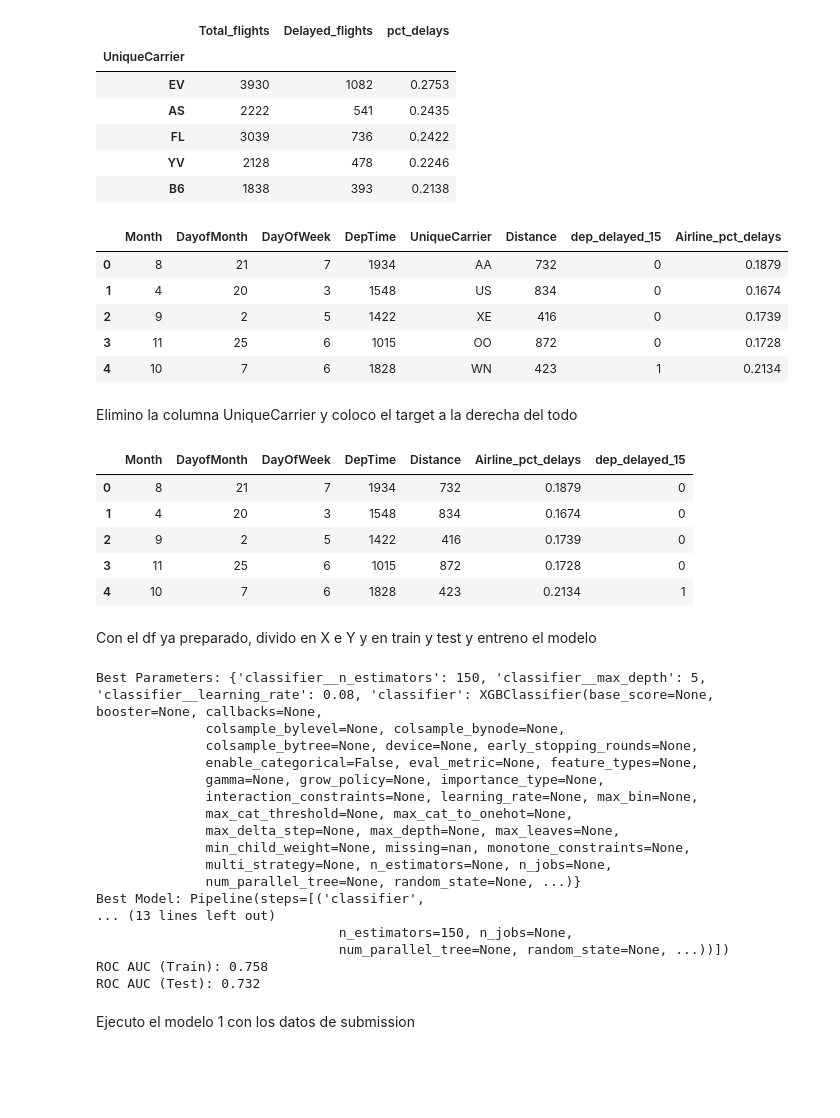
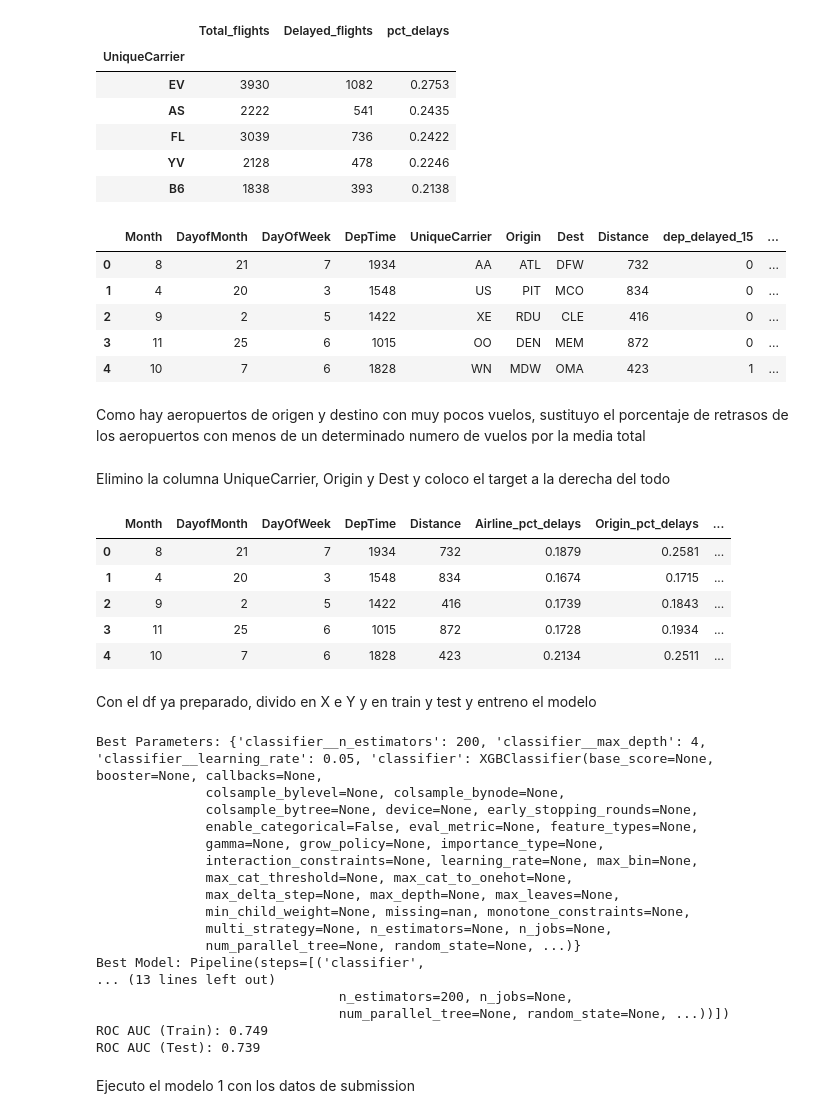
Before and after one commit to Estebancid/kaggle_flight_delays_prediction, a Jupyter notebook: predictor_delays.ipynb, the cells around one changed output. Saved outputs shown, nothing was run; the diff lists cells and outputs as text; code cells hidden in the pictures; blank space fills up the shorter version.

```diff
--- a/predictor_delays.ipynb
+++ b/predictor_delays.ipynb
@@ -321,3 +316,0 @@ Para este primer modelo no se va a utilizar el aeropuerto origen y destino
-# %%
-df.drop(columns = ['Origin', 'Dest'], inplace = True)
-df.head()
@@ -330,0 +317,10 @@ df.head()
+# %%
+# Repito el proceso para analizar las diferencias en el porcentaje de vuelos retrasados según el aeropuerto de origen
+vuelos_totales = df.groupby('Dest')['dep_delayed_15min'].count()
+vuelos_retraso = df[df['dep_delayed_15min'] == 'Y'].groupby('Dest')['dep_delayed_15min'].count()
+
+Dest_pct_delay = pd.merge(left = vuelos_totales, right = vuelos_retraso, on = 'Dest', how = 'inner')
+Dest_pct_delay.rename(columns = {'dep_delayed_15min_x': 'Total_flights', 'dep_delayed_15min_y': 'Delayed_flights' }, inplace = True)
+Dest_pct_delay['pct_delays'] = round(Dest_pct_delay['Delayed_flights'] / Dest_pct_delay['Total_flights'],4)
+Dest_pct_delay.sort_values(by = 'pct_delays', ascending = False, inplace = True)
+Dest_pct_delay
@@ -355,11 +370,15 @@ airlines_pct_delay.head()
 | B6 | 1838 | 393 | 0.2138 |
 # %%
 df['Airline_pct_delays'] = df['UniqueCarrier'].map(airlines_pct_delay['pct_delays'])
+df['Origin_pct_delays'] = df['Origin'].map(origin_pct_delay['pct_delays'])
+df['Dest_pct_delays'] = df['Dest'].map(Dest_pct_delay['pct_delays'])
 df.head()
 # %% [output]
-|  | Month | DayofMonth | DayOfWeek | DepTime | UniqueCarrier | Distance | dep_delayed_15 | Airline_pct_delays |
-| 0 | 8 | 21 | 7 | 1934 | AA | 732 | 0 | 0.1879 |
-| 1 | 4 | 20 | 3 | 1548 | US | 834 | 0 | 0.1674 |
-| 2 | 9 | 2 | 5 | 1422 | XE | 416 | 0 | 0.1739 |
-| 3 | 11 | 25 | 6 | 1015 | OO | 872 | 0 | 0.1728 |
-| 4 | 10 | 7 | 6 | 1828 | WN | 423 | 1 | 0.2134 |
+|  | Month | DayofMonth | DayOfWeek | DepTime | UniqueCarrier | Origin | Dest | Distance | dep_delayed_15 | ... |
+| 0 | 8 | 21 | 7 | 1934 | AA | ATL | DFW | 732 | 0 | ... |
+| 1 | 4 | 20 | 3 | 1548 | US | PIT | MCO | 834 | 0 | ... |
+| 2 | 9 | 2 | 5 | 1422 | XE | RDU | CLE | 416 | 0 | ... |
+| 3 | 11 | 25 | 6 | 1015 | OO | DEN | MEM | 872 | 0 | ... |
+| 4 | 10 | 7 | 6 | 1828 | WN | MDW | OMA | 423 | 1 | ... |
+# %% [markdown]
+Como hay aeropuertos de origen y destino con muy pocos vuelos, sustituyo el porcentaje de retrasos de los aeropuertos con menos de un determinado numero de vuelos por la media total
@@ -366,16 +396,16 @@ df.head()
 # %% [markdown]
-Elimino la columna UniqueCarrier y coloco el target a la derecha del todo
+Elimino la columna UniqueCarrier, Origin y Dest y coloco el target a la derecha del todo
 # %%
-df.drop(columns = 'UniqueCarrier', inplace = True)
+df.drop(columns = ['UniqueCarrier', 'Origin', 'Dest'], inplace = True)
 df = df[[col for col in df.columns if col != 'dep_delayed_15'] + ['dep_delayed_15']]
 df.head()
 # %% [output]
-|  | Month | DayofMonth | DayOfWeek | DepTime | Distance | Airline_pct_delays | dep_delayed_15 |
-| 0 | 8 | 21 | 7 | 1934 | 732 | 0.1879 | 0 |
-| 1 | 4 | 20 | 3 | 1548 | 834 | 0.1674 | 0 |
-| 2 | 9 | 2 | 5 | 1422 | 416 | 0.1739 | 0 |
-| 3 | 11 | 25 | 6 | 1015 | 872 | 0.1728 | 0 |
-| 4 | 10 | 7 | 6 | 1828 | 423 | 0.2134 | 1 |
+|  | Month | DayofMonth | DayOfWeek | DepTime | Distance | Airline_pct_delays | Origin_pct_delays | ... |
+| 0 | 8 | 21 | 7 | 1934 | 732 | 0.1879 | 0.2581 | ... |
+| 1 | 4 | 20 | 3 | 1548 | 834 | 0.1674 | 0.1715 | ... |
+| 2 | 9 | 2 | 5 | 1422 | 416 | 0.1739 | 0.1843 | ... |
+| 3 | 11 | 25 | 6 | 1015 | 872 | 0.1728 | 0.1934 | ... |
+| 4 | 10 | 7 | 6 | 1828 | 423 | 0.2134 | 0.2511 | ... |
 # %% [markdown]
 Con el df ya preparado, divido en X e Y y en train y test y entreno el modelo
 # %%
@@ -393,9 +423,9 @@ pipe = Pipeline(steps=[
 # Definir el espacio de búsqueda para XGBClassifier
 xgboost_param = {
     'classifier': [xgboost.XGBClassifier()],
-    'classifier__n_estimators': [100, 125, 150],  # Número de árboles
-    'classifier__learning_rate': [0.01, 0.05, 0.08],  # Tasa de aprendizaje
-    'classifier__max_depth': [4, 5, 6]  # Profundidad máxima
+    'classifier__n_estimators': [100, 150, 200],  # Número de árboles
+    'classifier__learning_rate': [0.01, 0.03, 0.05],  # Tasa de aprendizaje
+    'classifier__max_depth': [3, 4, 5]  # Profundidad máxima
 }
 
 # Definir el espacio de búsqueda para RandomForestClassifier
@@ -435,7 +465,7 @@ y_pred_proba_test = clf.best_estimator_.predict_proba(X_test)[:, 1]
 roc_auc_test = round(roc_auc_score(y_test, y_pred_proba_test), 3)
 print("ROC AUC (Test):", roc_auc_test)
 # %% [output]
-Best Parameters: {'classifier__n_estimators': 150, 'classifier__max_depth': 5, 'classifier__learning_rate': 0.08, 'classifier': XGBClassifier(base_score=None, booster=None, callbacks=None,
+Best Parameters: {'classifier__n_estimators': 200, 'classifier__max_depth': 4, 'classifier__learning_rate': 0.05, 'classifier': XGBClassifier(base_score=None, booster=None, callbacks=None,
               colsample_bylevel=None, colsample_bynode=None,
               colsample_bytree=None, device=None, early_stopping_rounds=None,
               enable_categorical=False, eval_metric=None, feature_types=None,
@@ -448,10 +478,10 @@ Best Parameters: {'classifier__n_estimators': 150, 'classifier__max_depth': 5, '
               num_parallel_tree=None, random_state=None, ...)}
 Best Model: Pipeline(steps=[('classifier',
 ... (13 lines left out)
-                               n_estimators=150, n_jobs=None,
+                               n_estimators=200, n_jobs=None,
                                num_parallel_tree=None, random_state=None, ...))])
-ROC AUC (Train): 0.758
-ROC AUC (Test): 0.732
+ROC AUC (Train): 0.749
+ROC AUC (Test): 0.739
 # %%
 model_1 = clf.best_estimator_.fit(X, y)
 # %% [markdown]
```
Also changed, not shown: parts of 12 cells of this notebook, 1 other file.
